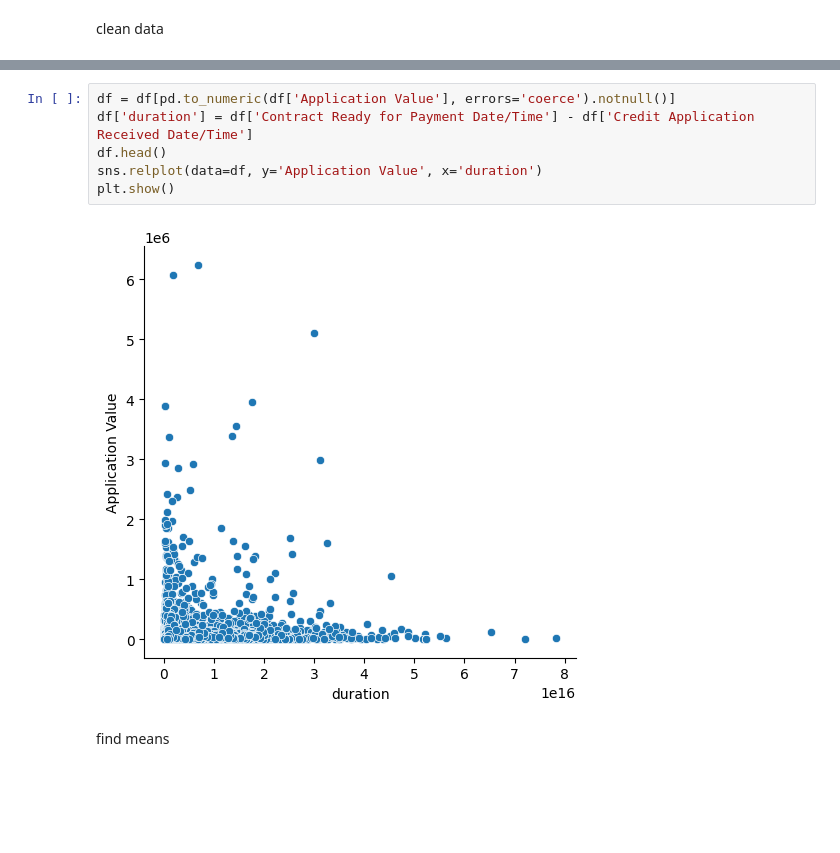
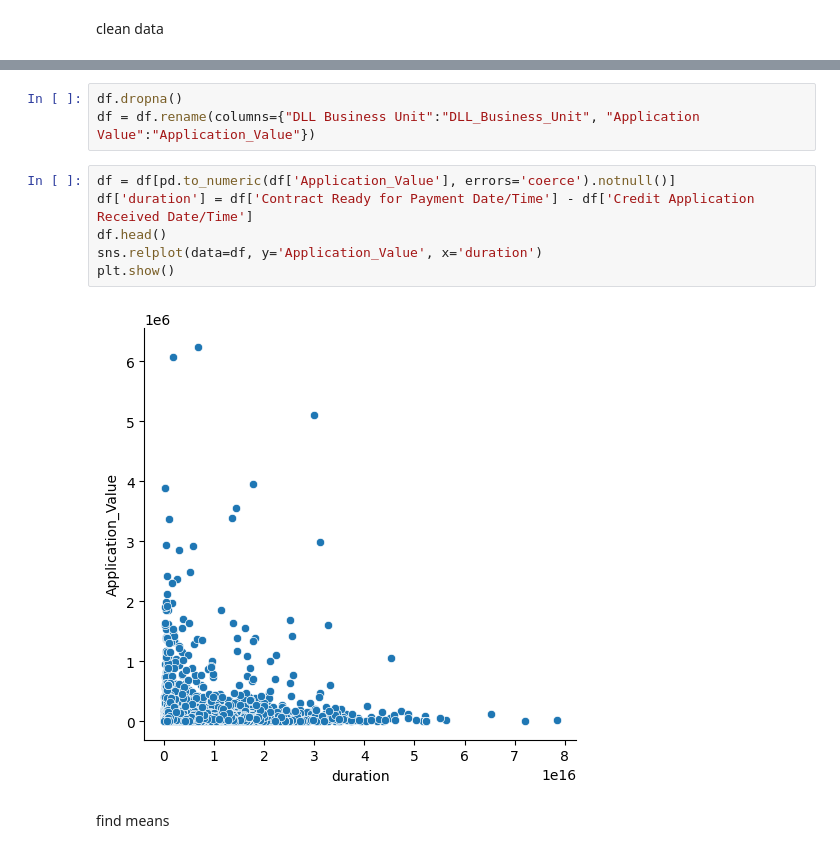
Before and after one commit to t-hullis/dll-data, a Jupyter notebook: main.ipynb, the cells around one changed output, grey strips where cells are left out. Drawn from its saved outputs; the diff is of its cells as text; blank space fills up the shorter version.

```diff
--- a/main.ipynb
+++ b/main.ipynb
@@ -35,11 +36,14 @@ df.dropna()
+# %%
+df.dropna()
+df = df.rename(columns={"DLL Business Unit":"DLL_Business_Unit", "Application Value":"Application_Value"})
 # %%
-df = df[pd.to_numeric(df['Application Value'], errors='coerce').notnull()]
+df = df[pd.to_numeric(df['Application_Value'], errors='coerce').notnull()]
 df['duration'] = df['Contract Ready for Payment Date/Time'] - df['Credit Application Received Date/Time']
 df.head()
-sns.relplot(data=df, y='Application Value', x='duration')
+sns.relplot(data=df, y='Application_Value', x='duration')
 plt.show()
 # %% [output]
-[figure, old version]
+[figure, new version]
 # %% [markdown]
 find means
 # %%
```
Also changed, not shown: parts of 5 cells of this notebook.
